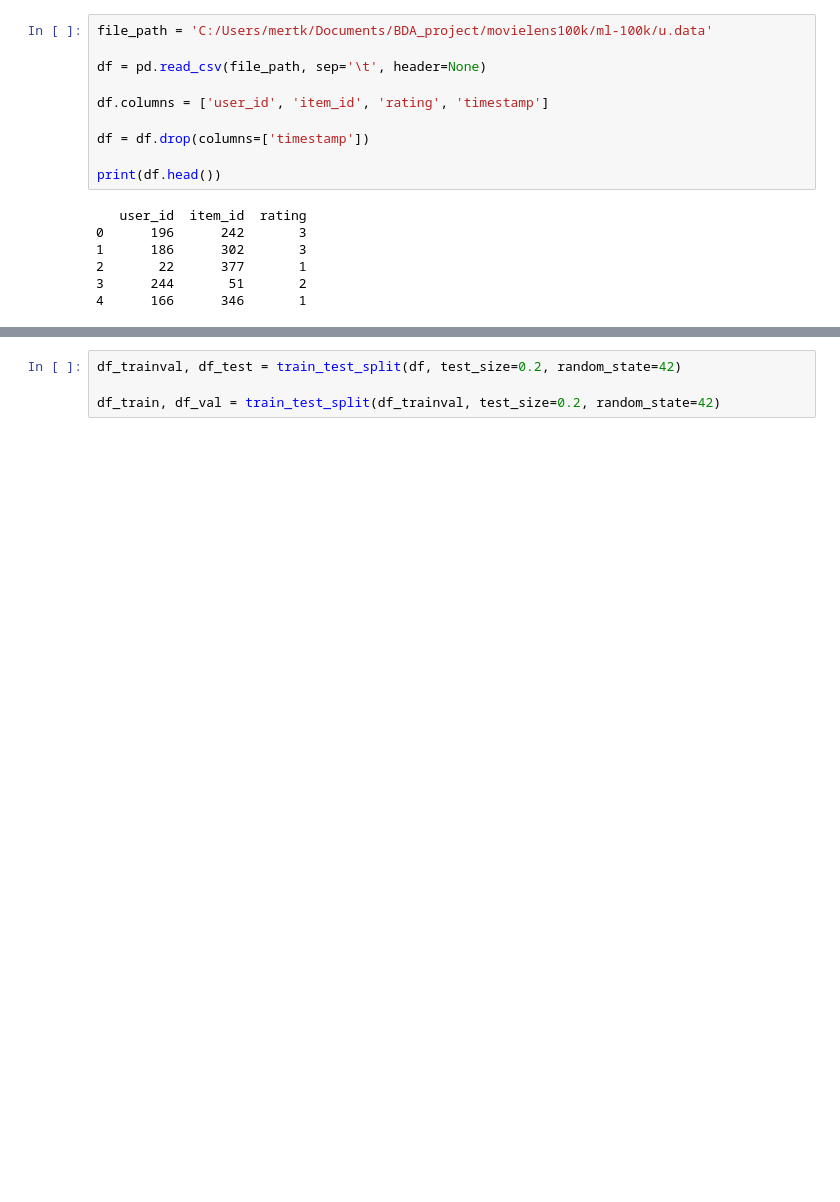
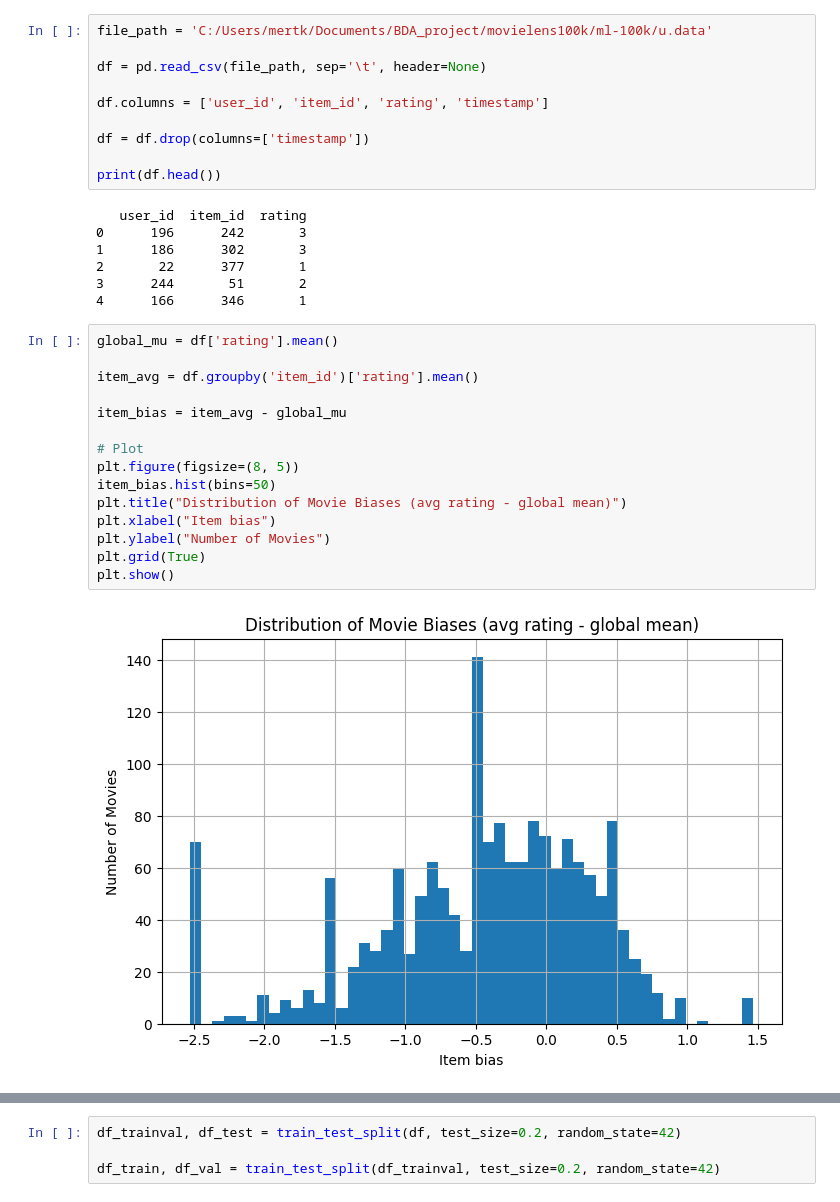
Before and after one commit to MertKir-R/BDA_project_Group10, a Jupyter notebook: notebooks/funksvd_wbias.ipynb, the cells around one changed output, grey strips where cells are left out. Saved outputs shown, nothing was run; the diff lists cells and outputs as text; blank space fills up the shorter version.

```diff
--- a/notebooks/funksvd_wbias.ipynb
+++ b/notebooks/funksvd_wbias.ipynb
@@ -22,3 +22,20 @@ print(df.head())
 2       22      377       1
 3      244       51       2
 4      166      346       1
+# %%
+global_mu = df['rating'].mean()
+
+item_avg = df.groupby('item_id')['rating'].mean()
+
+item_bias = item_avg - global_mu
+
+# Plot
+plt.figure(figsize=(8, 5))
+item_bias.hist(bins=50)
+plt.title("Distribution of Movie Biases (avg rating - global mean)")
+plt.xlabel("Item bias")
+plt.ylabel("Number of Movies")
+plt.grid(True)
+plt.show()
+# %% [output]
+[figure, added]
```
Also changed, not shown: parts of 11 cells of this notebook.
